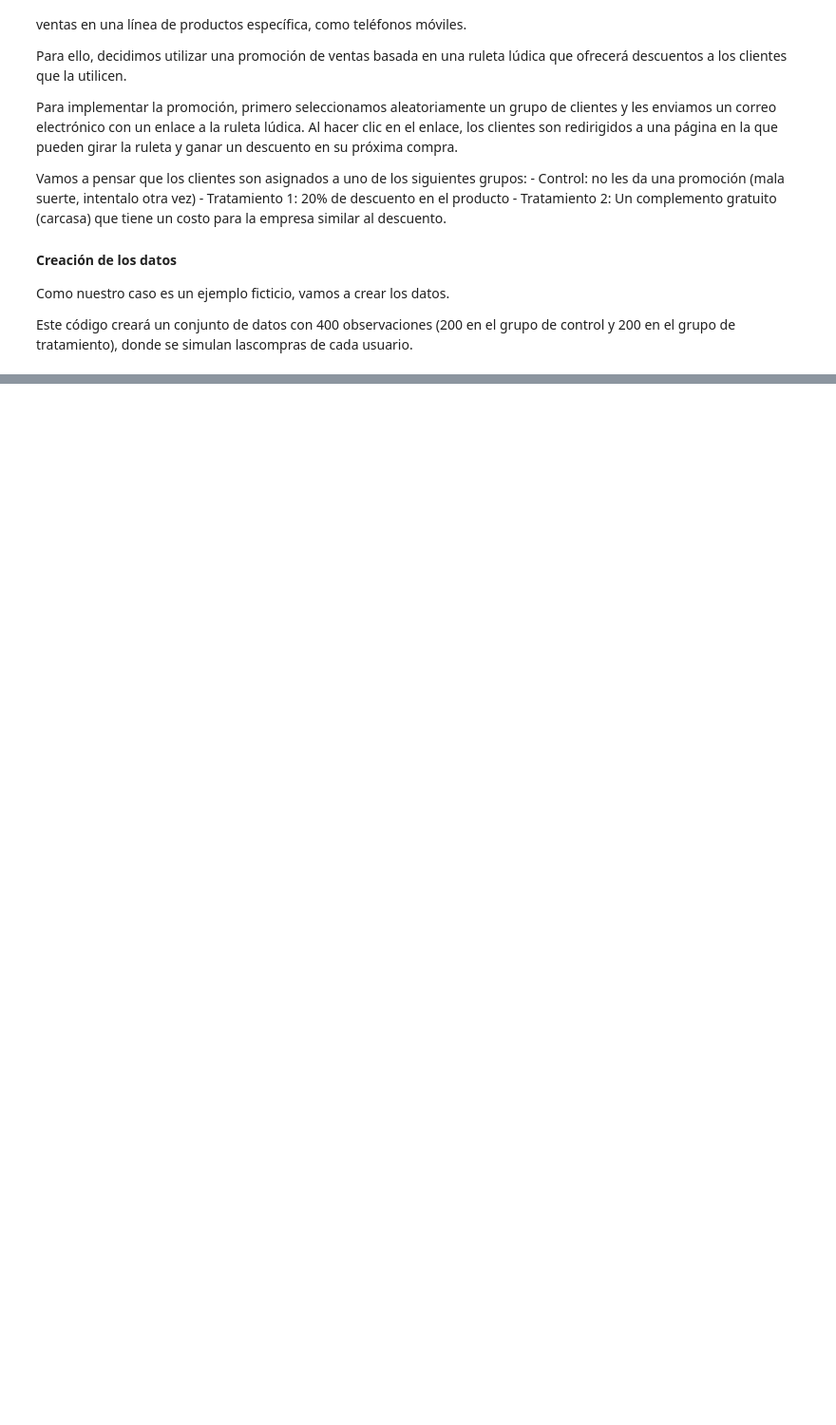
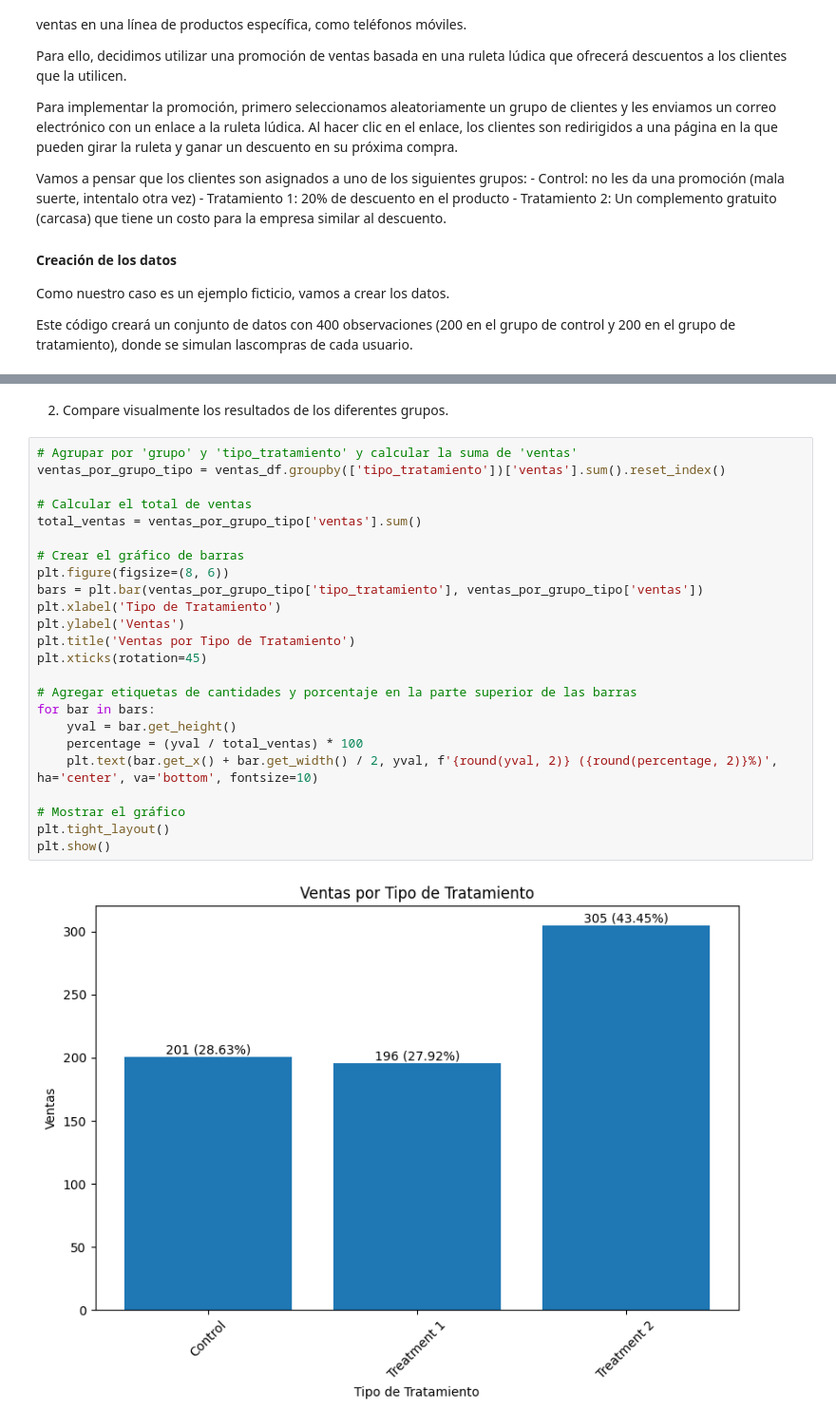
Before and after one commit to cindygarcia/TrabajoAnalisisDatos, a Jupyter notebook: taller1_enunciado.ipynb, the cells around one changed output, grey strips where cells are left out. Shown: that part at 95% size. Cells and saved outputs as stored; diff of their text form; blank space fills up the shorter version.

Commit message:
Se agrega pregunta 3 preguntas 1,2,4,5

```diff
--- a/taller1_enunciado.ipynb
+++ b/taller1_enunciado.ipynb
@@ -687,0 +504,28 @@ histograma, box plot y correalograma. r1
+# %% [markdown]
+2.  Compare visualmente los resultados de los diferentes grupos.
+# %%
+# Agrupar por 'grupo' y 'tipo_tratamiento' y calcular la suma de 'ventas'
+ventas_por_grupo_tipo = ventas_df.groupby(['tipo_tratamiento'])['ventas'].sum().reset_index()
+
+# Calcular el total de ventas
+total_ventas = ventas_por_grupo_tipo['ventas'].sum()
+
+# Crear el gráfico de barras
+plt.figure(figsize=(8, 6))
+bars = plt.bar(ventas_por_grupo_tipo['tipo_tratamiento'], ventas_por_grupo_tipo['ventas'])
+plt.xlabel('Tipo de Tratamiento')
+plt.ylabel('Ventas')
+plt.title('Ventas por Tipo de Tratamiento')
+plt.xticks(rotation=45)
+
+# Agregar etiquetas de cantidades y porcentaje en la parte superior de las barras
+for bar in bars:
+    yval = bar.get_height()
+    percentage = (yval / total_ventas) * 100
+    plt.text(bar.get_x() + bar.get_width() / 2, yval, f'{round(yval, 2)} ({round(percentage, 2)}%)', ha='center', va='bottom', fontsize=10)
+
+# Mostrar el gráfico
+plt.tight_layout()
+plt.show()
+# %% [output]
+[figure, added]
```
Also changed, not shown: parts of 14 cells of this notebook.
